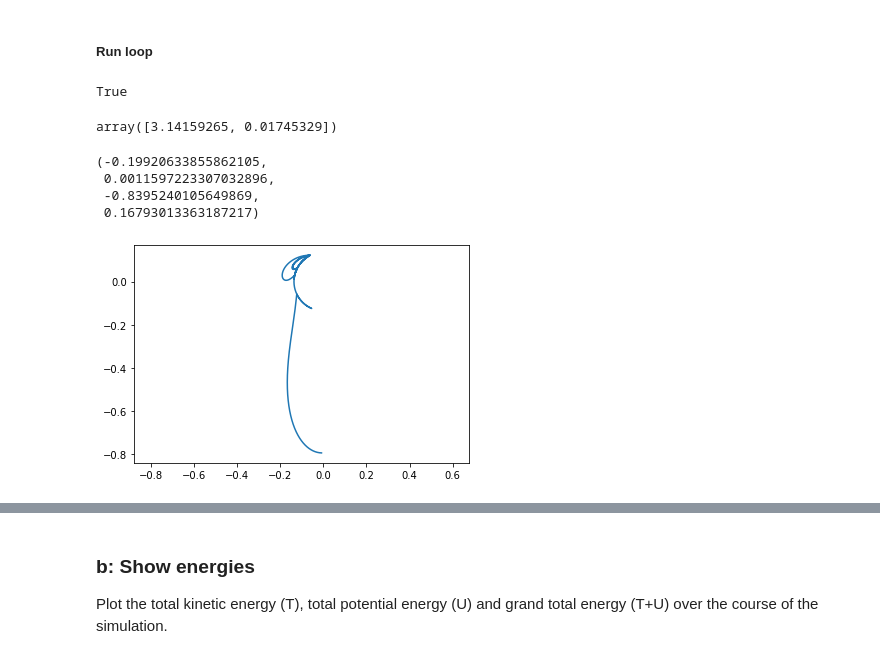
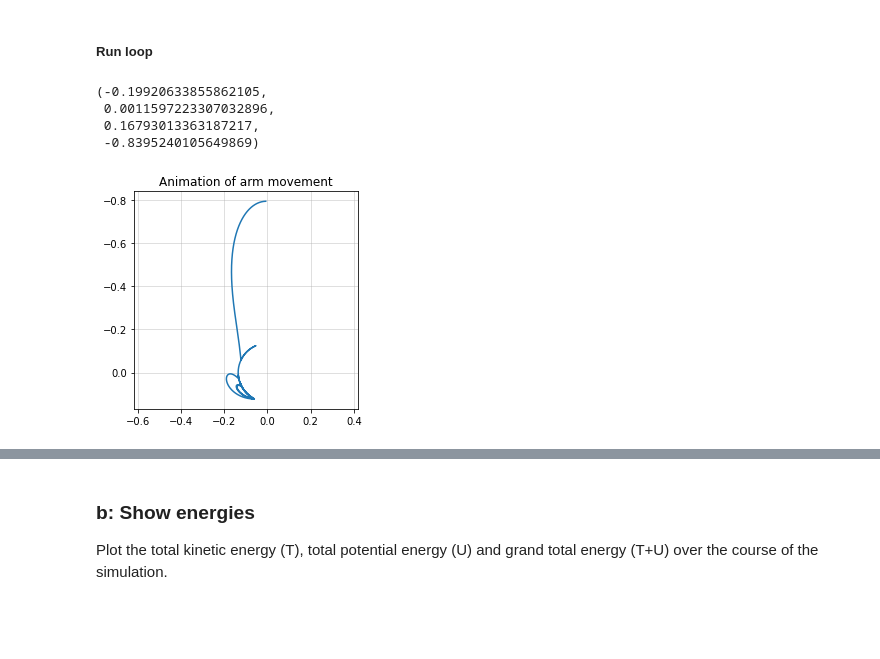
Before and after one commit to opherdonchin/ModelsOfTheMotorSystems, a Jupyter notebook: HW3.ipynb, the cells around one changed output, grey strips where cells are left out. Drawn from its saved outputs; the diff is of its cells as text; code cells hidden in the pictures; blank space fills up the shorter version.

Commit message:
With animation

```diff
--- a/HW3.ipynb
+++ b/HW3.ipynb
@@ -253,7 +256,7 @@ g = 9.81
 tau_m = np.array([0, 0])
 
 theta_0 = np.array([180, 1])*np.pi/180
-theta_dot_0 = np.array([0, 0])
+theta_dot_0 = np.array([0, 0])*np.pi/180
 
 dt = 5e-6
 T = 4
@@ -365,28 +371,19 @@ for t in t_range:
   Hddot.append(calc_Hddot(theta[-1], theta_dot[-1], theta_ddot[-1], l))
 
 H = np.stack(H)
-# %%
-theta = [theta_0]
-theta_dot = [theta_dot_0]
-theta_ddot = [np.array([0,0])]
-
-theta_ddot_prelim = calc_theta_ddot_dynamics(tau_m, theta[-1], theta_dot[-1], m, l, r, I, g)
-theta_dot_prelim = theta_dot[-1] + dt*theta_ddot_prelim
-theta_prelim = theta[-1] + dt*theta_dot_prelim
-
-print(theta_prelim[i] <= theta_min[i] or theta_max[i] >= theta_prelim[i])
-# %% [output]
-True
-# %%
-theta_prelim
-# %% [output]
-array([3.14159265, 0.01745329])
-# %%
-plt.plot(H[:,1],H[:,0])
-plt.axis('equal')
-# %% [output]
-(-0.19920633855862105,
- 0.0011597223307032896,
- -0.8395240105649869,
- 0.16793013363187217)
-[figure, removed]
+# %%
+fig = plt.figure(figsize=(4,4))
+ax = fig.add_subplot(111, aspect='equal', autoscale_on=False,
+                     xlim=(-1, 1), ylim=(-1, 0.5))
+ax.grid(alpha=0.5)
+ax.set_title('Animation of arm movement')
+ax.invert_yaxis()
+
+plt.plot(H[:,1],H[:,0])
+plt.axis('equal')
+# %% [output]
+(-0.19920633855862105,
+ 0.0011597223307032896,
+ 0.16793013363187217,
+ -0.8395240105649869)
+[figure, added]
```
Also changed, not shown: parts of 6 cells of this notebook.
